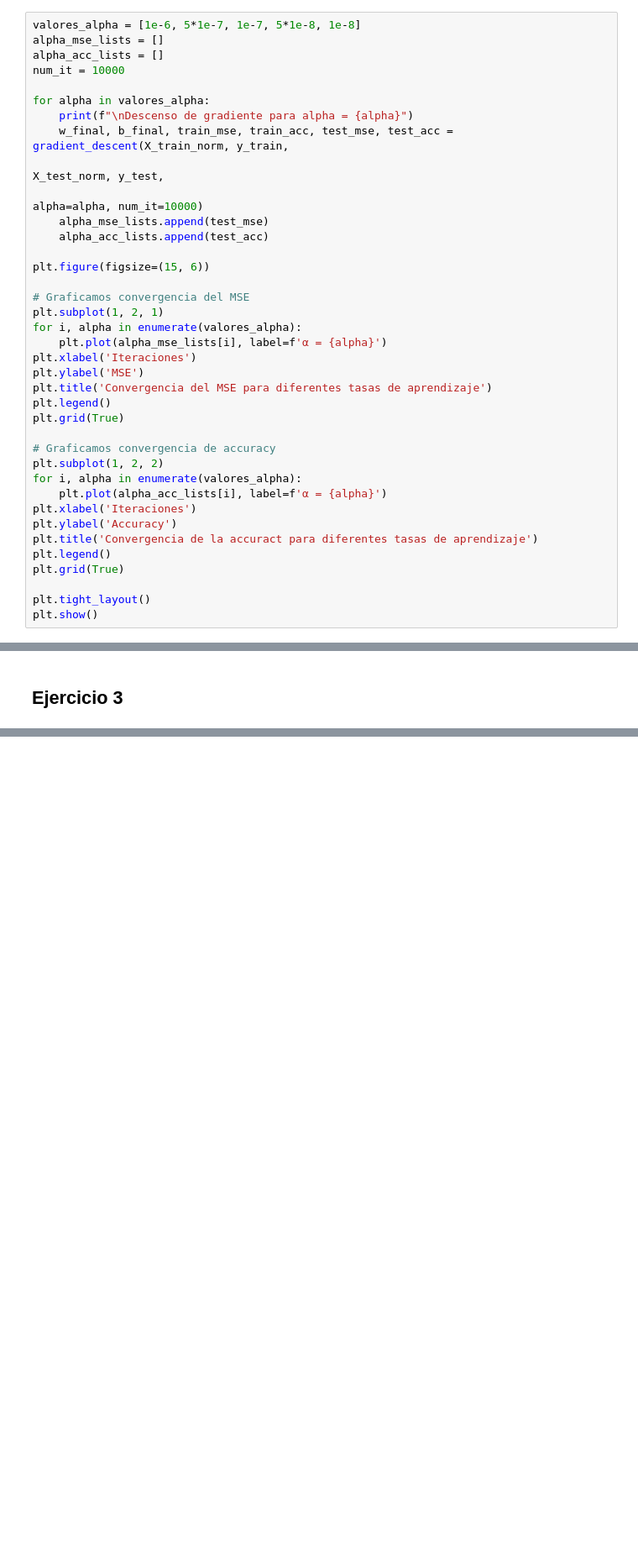
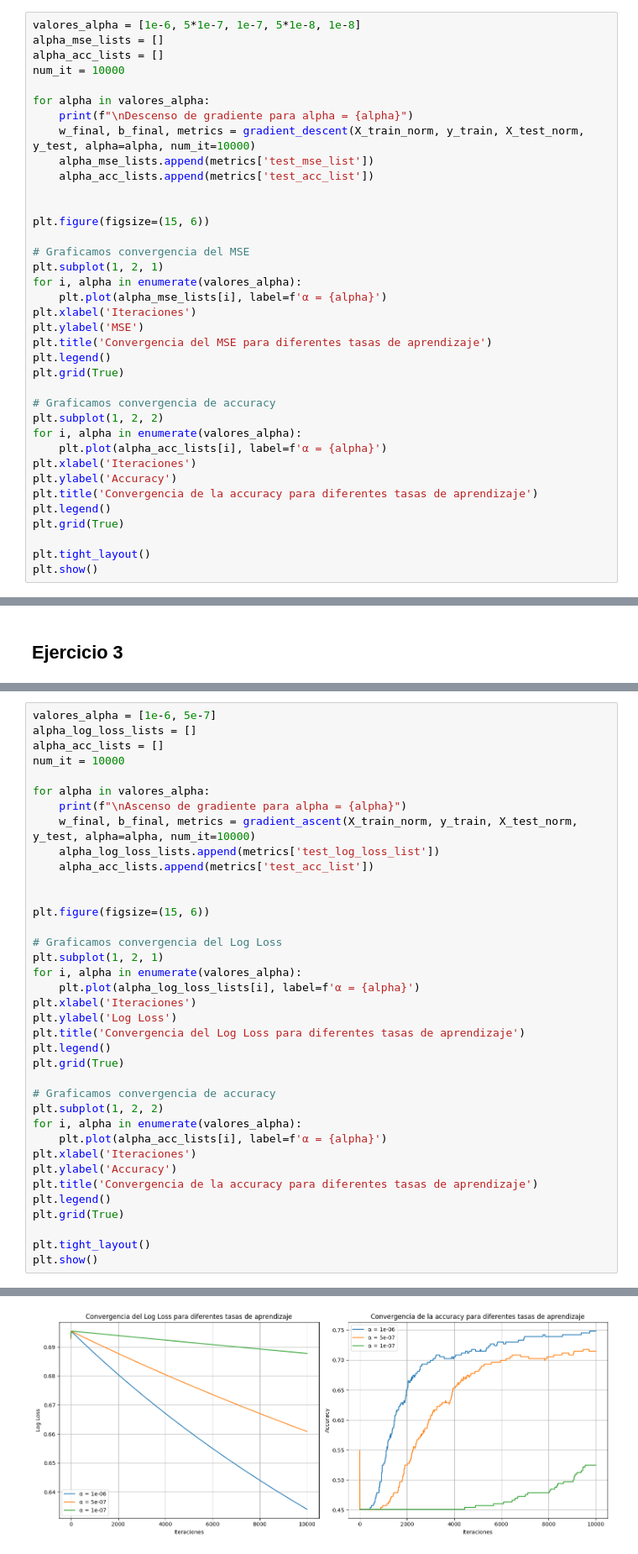
Before and after one commit to ngalindez/MET-TP2, a Jupyter notebook: codigo.ipynb, the cells around one changed output, grey strips where cells are left out. Shown at 84% size. Cells and saved outputs as stored; diff of their text form; blank space fills up the shorter version.

```diff
--- a/codigo.ipynb
+++ b/codigo.ipynb
@@ -175,11 +186,10 @@ num_it = 10000
 
 for alpha in valores_alpha:
     print(f"\nDescenso de gradiente para alpha = {alpha}")
-    w_final, b_final, train_mse, train_acc, test_mse, test_acc = gradient_descent(X_train_norm, y_train,
-                                                                                  X_test_norm, y_test,
-                                                                                  alpha=alpha, num_it=10000)
-    alpha_mse_lists.append(test_mse)
-    alpha_acc_lists.append(test_acc)
+    w_final, b_final, metrics = gradient_descent(X_train_norm, y_train, X_test_norm, y_test, alpha=alpha, num_it=10000)
+    alpha_mse_lists.append(metrics['test_mse_list'])
+    alpha_acc_lists.append(metrics['test_acc_list'])
+
 
 plt.figure(figsize=(15, 6))
 
@@ -199,7 +209,7 @@ for i, alpha in enumerate(valores_alpha):
     plt.plot(alpha_acc_lists[i], label=f'α = {alpha}')
 plt.xlabel('Iteraciones')
 plt.ylabel('Accuracy')
-plt.title('Convergencia de la accuract para diferentes tasas de aprendizaje')
+plt.title('Convergencia de la accuracy para diferentes tasas de aprendizaje')
 plt.legend()
 plt.grid(True)
 
@@ -243,0 +316,38 @@ def confusion_matrix(y_true, y_pred):
+# %%
+valores_alpha = [1e-6, 5e-7]
+alpha_log_loss_lists = []
+alpha_acc_lists = []
+num_it = 10000
+
+for alpha in valores_alpha:
+    print(f"\nAscenso de gradiente para alpha = {alpha}")
+    w_final, b_final, metrics = gradient_ascent(X_train_norm, y_train, X_test_norm, y_test, alpha=alpha, num_it=10000)
+    alpha_log_loss_lists.append(metrics['test_log_loss_list'])
+    alpha_acc_lists.append(metrics['test_acc_list'])
+
+
+plt.figure(figsize=(15, 6))
+
+# Graficamos convergencia del Log Loss
+plt.subplot(1, 2, 1)
+for i, alpha in enumerate(valores_alpha):
+    plt.plot(alpha_log_loss_lists[i], label=f'α = {alpha}')
+plt.xlabel('Iteraciones')
+plt.ylabel('Log Loss')
+plt.title('Convergencia del Log Loss para diferentes tasas de aprendizaje')
+plt.legend()
+plt.grid(True)
+
+# Graficamos convergencia de accuracy
+plt.subplot(1, 2, 2)
+for i, alpha in enumerate(valores_alpha):
+    plt.plot(alpha_acc_lists[i], label=f'α = {alpha}')
+plt.xlabel('Iteraciones')
+plt.ylabel('Accuracy')
+plt.title('Convergencia de la accuracy para diferentes tasas de aprendizaje')
+plt.legend()
+plt.grid(True)
+
+plt.tight_layout()
+plt.show()
+# %% [output]
@@ -243,0 +371 @@ def confusion_matrix(y_true, y_pred):
+[figure, added]
```
Also changed, not shown: parts of 10 cells of this notebook, 2 other files.
